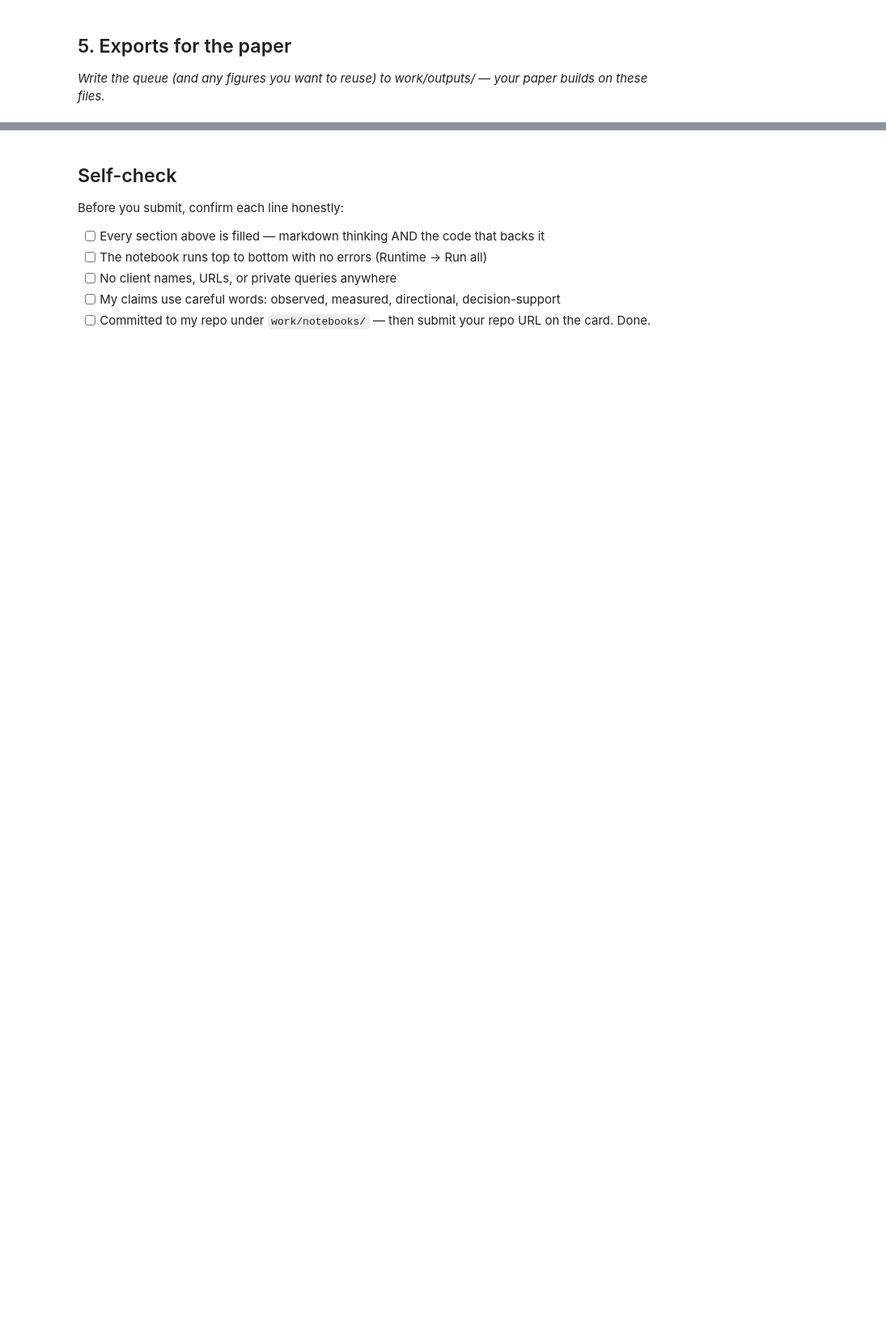
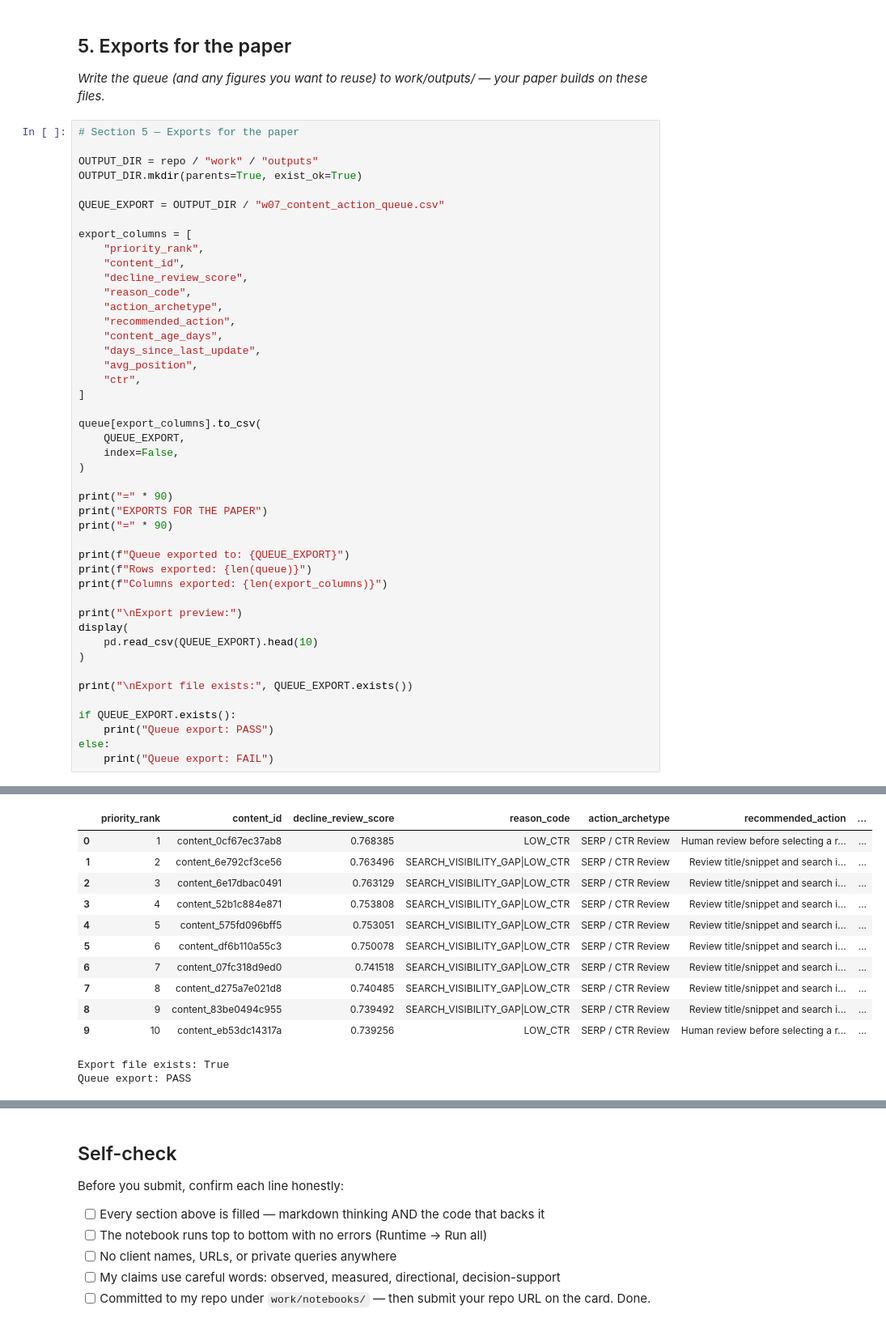
Before and after one commit to pskarthikk/flyrank-ml-internship, a Jupyter notebook: work/notebooks/w07_action_playbook.ipynb, the cells around one changed output, grey strips where cells are left out. Shown at 81% size. Saved outputs shown, nothing was run; the diff lists cells and outputs as text; blank space fills up the shorter version.

```diff
--- a/work/notebooks/w07_action_playbook.ipynb
+++ b/work/notebooks/w07_action_playbook.ipynb
@@ -589,3 +589,49 @@ Monitoring and retrain plan: PASS
 ## 5. Exports for the paper
 
 *Write the queue (and any figures you want to reuse) to work/outputs/ — your paper builds on these files.*
+# %%
+# Section 5 — Exports for the paper
+
+OUTPUT_DIR = repo / "work" / "outputs"
+OUTPUT_DIR.mkdir(parents=True, exist_ok=True)
+
+QUEUE_EXPORT = OUTPUT_DIR / "w07_content_action_queue.csv"
+
+export_columns = [
+    "priority_rank",
+    "content_id",
+    "decline_review_score",
+    "reason_code",
+    "action_archetype",
+    "recommended_action",
+    "content_age_days",
+    "days_since_last_update",
+    "avg_position",
+    "ctr",
+]
+
+queue[export_columns].to_csv(
+    QUEUE_EXPORT,
+    index=False,
+)
+
+print("=" * 90)
+print("EXPORTS FOR THE PAPER")
+print("=" * 90)
+
+print(f"Queue exported to: {QUEUE_EXPORT}")
+print(f"Rows exported: {len(queue)}")
+print(f"Columns exported: {len(export_columns)}")
+
+print("\nExport preview:")
+display(
+    pd.read_csv(QUEUE_EXPORT).head(10)
+)
+
+print("\nExport file exists:", QUEUE_EXPORT.exists())
+
+if QUEUE_EXPORT.exists():
+    print("Queue export: PASS")
+else:
+    print("Queue export: FAIL")
+# %% [output]
@@ -591,0 +646,13 @@ Monitoring and retrain plan: PASS
+|  | priority_rank | content_id | decline_review_score | reason_code | action_archetype | recommended_action | ... |
+| 0 | 1 | content_0cf67ec37ab8 | 0.768385 | LOW_CTR | SERP / CTR Review | Human review before selecting a r... | ... |
+| 1 | 2 | content_6e792cf3ce56 | 0.763496 | SEARCH_VISIBILITY_GAP|LOW_CTR | SERP / CTR Review | Review title/snippet and search i... | ... |
+| 2 | 3 | content_6e17dbac0491 | 0.763129 | SEARCH_VISIBILITY_GAP|LOW_CTR | SERP / CTR Review | Review title/snippet and search i... | ... |
+| 3 | 4 | content_52b1c884e871 | 0.753808 | SEARCH_VISIBILITY_GAP|LOW_CTR | SERP / CTR Review | Review title/snippet and search i... | ... |
+| 4 | 5 | content_575fd096bff5 | 0.753051 | SEARCH_VISIBILITY_GAP|LOW_CTR | SERP / CTR Review | Review title/snippet and search i... | ... |
+| 5 | 6 | content_df6b110a55c3 | 0.750078 | SEARCH_VISIBILITY_GAP|LOW_CTR | SERP / CTR Review | Review title/snippet and search i... | ... |
+| 6 | 7 | content_07fc318d9ed0 | 0.741518 | SEARCH_VISIBILITY_GAP|LOW_CTR | SERP / CTR Review | Review title/snippet and search i... | ... |
+| 7 | 8 | content_d275a7e021d8 | 0.740485 | SEARCH_VISIBILITY_GAP|LOW_CTR | SERP / CTR Review | Review title/snippet and search i... | ... |
+| 8 | 9 | content_83be0494c955 | 0.739492 | SEARCH_VISIBILITY_GAP|LOW_CTR | SERP / CTR Review | Review title/snippet and search i... | ... |
+| 9 | 10 | content_eb53dc14317a | 0.739256 | LOW_CTR | SERP / CTR Review | Human review before selecting a r... | ... |
+Export file exists: True
+Queue export: PASS
```
Also changed, not shown: parts of 2 cells of this notebook.
